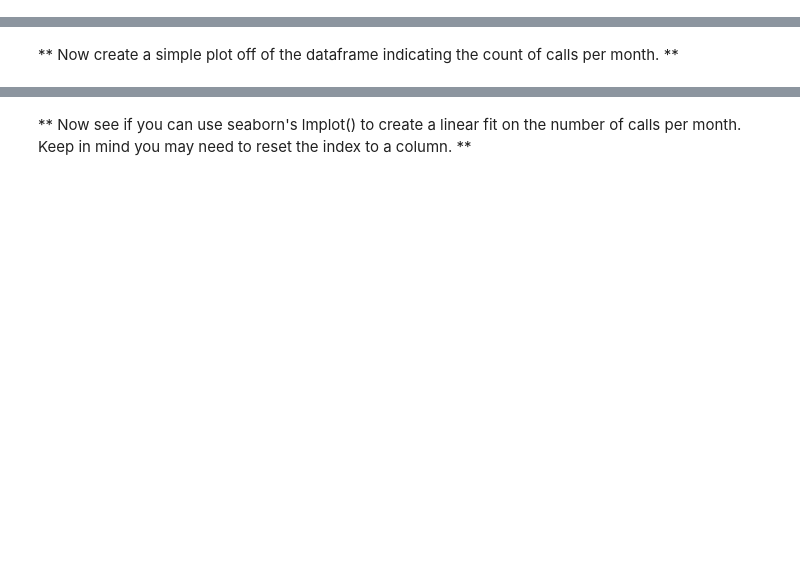
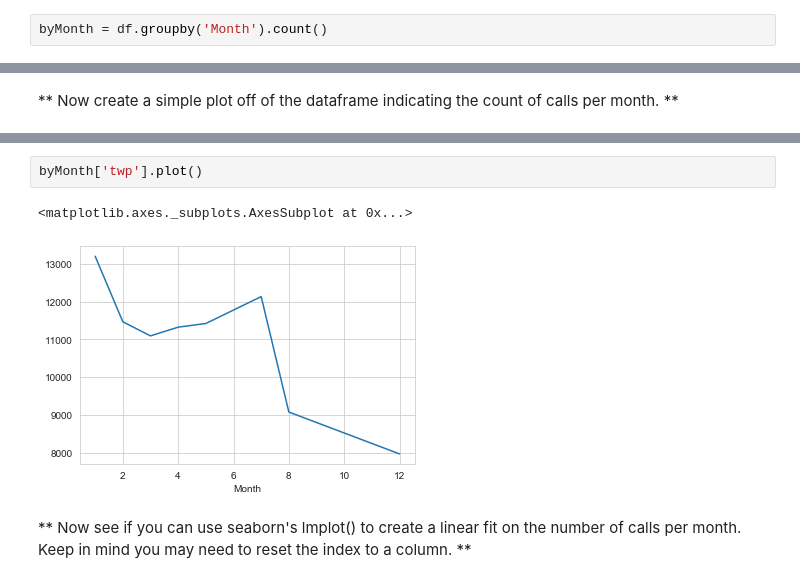
Before and after one commit to aalsudairi/Python-First-Project, a Jupyter notebook: Project.ipynb, the cells around one changed output, grey strips where cells are left out. Saved outputs shown, nothing was run; the diff lists cells and outputs as text; blank space fills up the shorter version.

```diff
--- a/Project.ipynb
+++ b/Project.ipynb
@@ -178,0 +170,2 @@ _____
+# %%
+byMonth = df.groupby('Month').count()
@@ -185,2 +184,7 @@ _____
+# %%
+byMonth['twp'].plot()
+# %% [output]
+<matplotlib.axes._subplots.AxesSubplot at 0x...>
+[figure, added]
 # %% [markdown]
 ** Now see if you can use seaborn's lmplot() to create a linear fit on the number of calls per month. Keep in mind you may need to reset the index to a column. **
```
Also changed, not shown: parts of 26 cells of this notebook.
